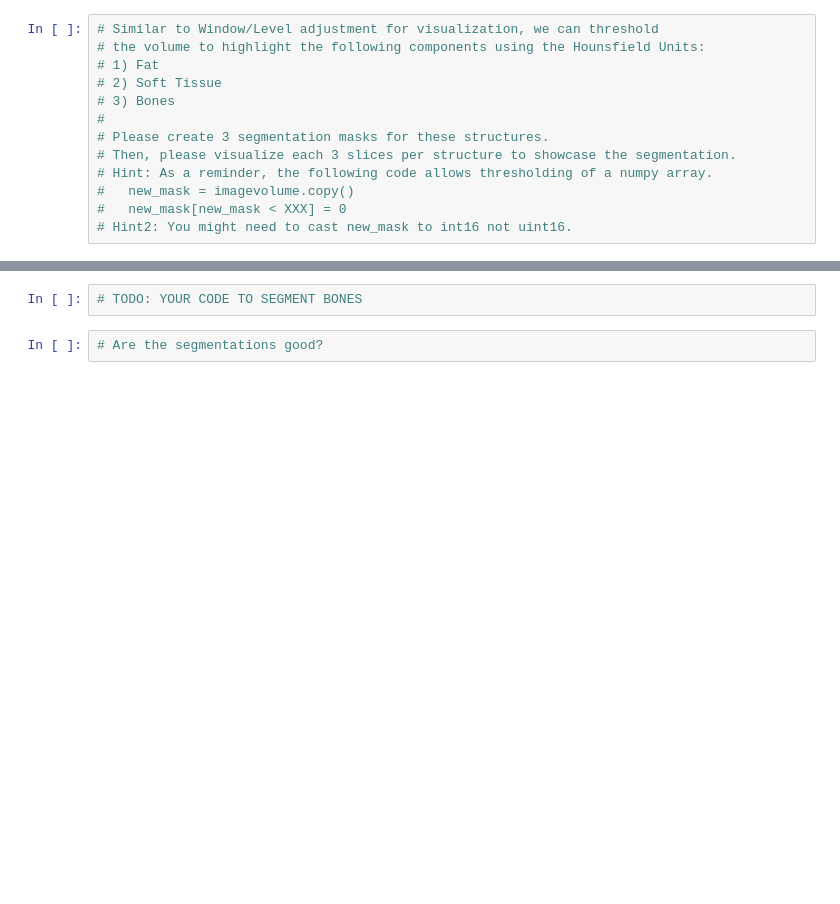
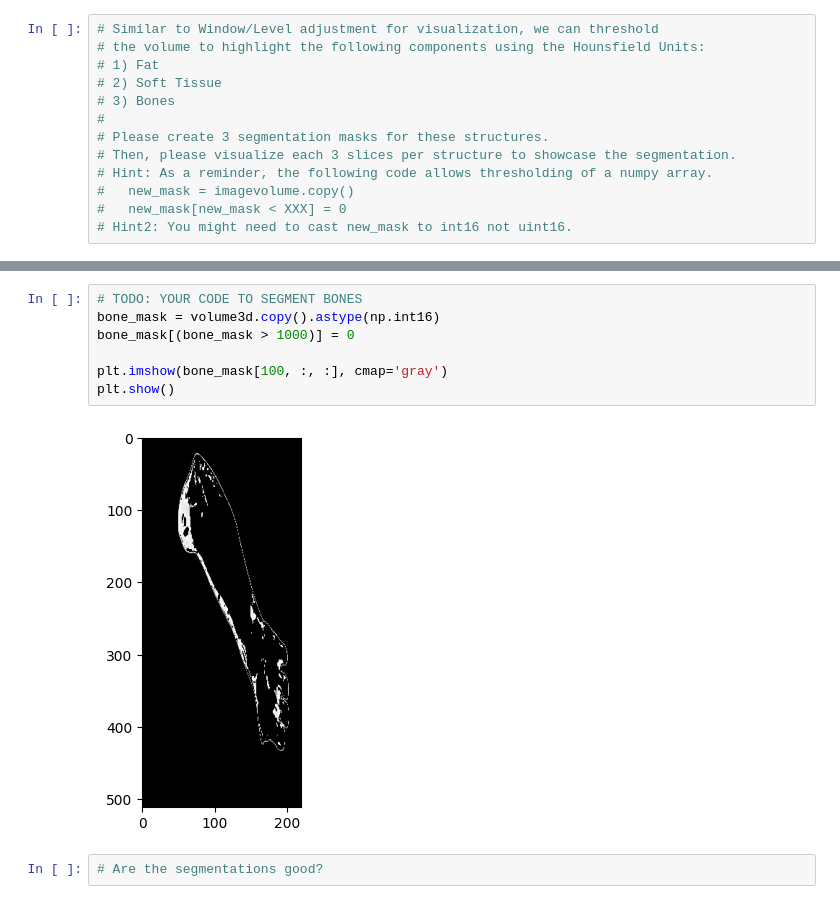
Before and after one commit to bostongfx/cs666student_2023, a Jupyter notebook: CS666_Assignment_5.ipynb, the cells around one changed output, grey strips where cells are left out. Drawn from its saved outputs; the diff is of its cells as text; blank space fills up the shorter version.

```diff
--- a/CS666_Assignment_5.ipynb
+++ b/CS666_Assignment_5.ipynb
@@ -276,5 +307,12 @@ The visualisation is improved in this example by setting the window value to 450
-# %%
-# TODO: YOUR CODE TO SEGMENT BONES
+# %%
+# TODO: YOUR CODE TO SEGMENT BONES
+bone_mask = volume3d.copy().astype(np.int16)
+bone_mask[(bone_mask > 1000)] = 0
+
+plt.imshow(bone_mask[100, :, :], cmap='gray')
+plt.show()
+# %% [output]
+[figure, added]
 # %%
 # Are the segmentations good?
 # %%
```
Also changed, not shown: parts of 7 cells of this notebook.
